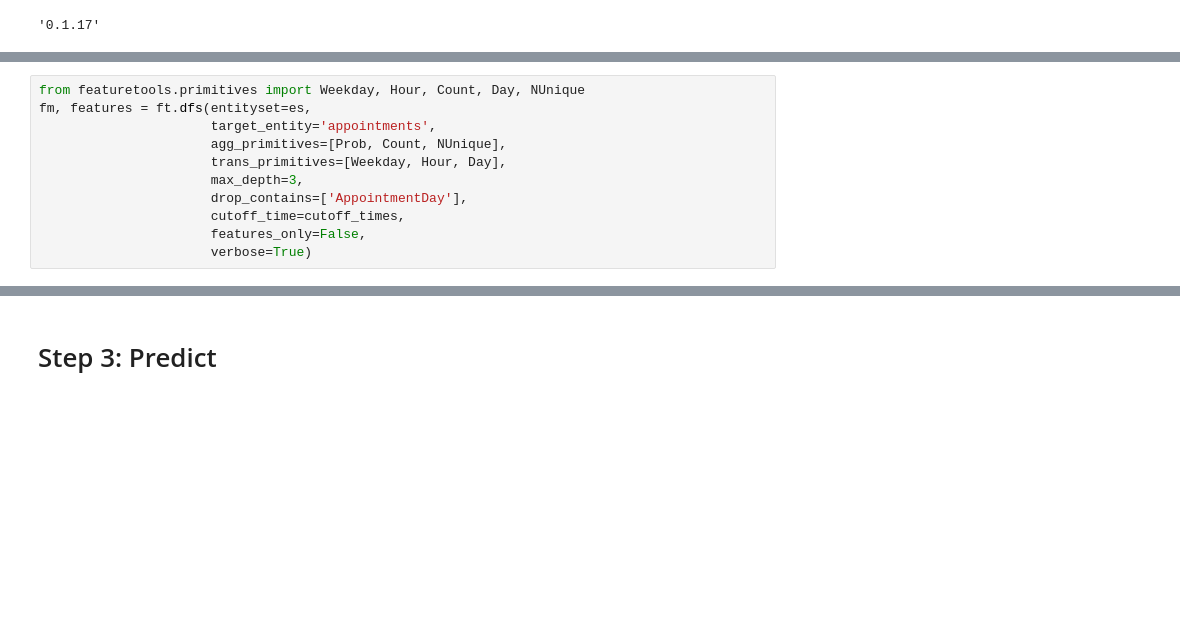
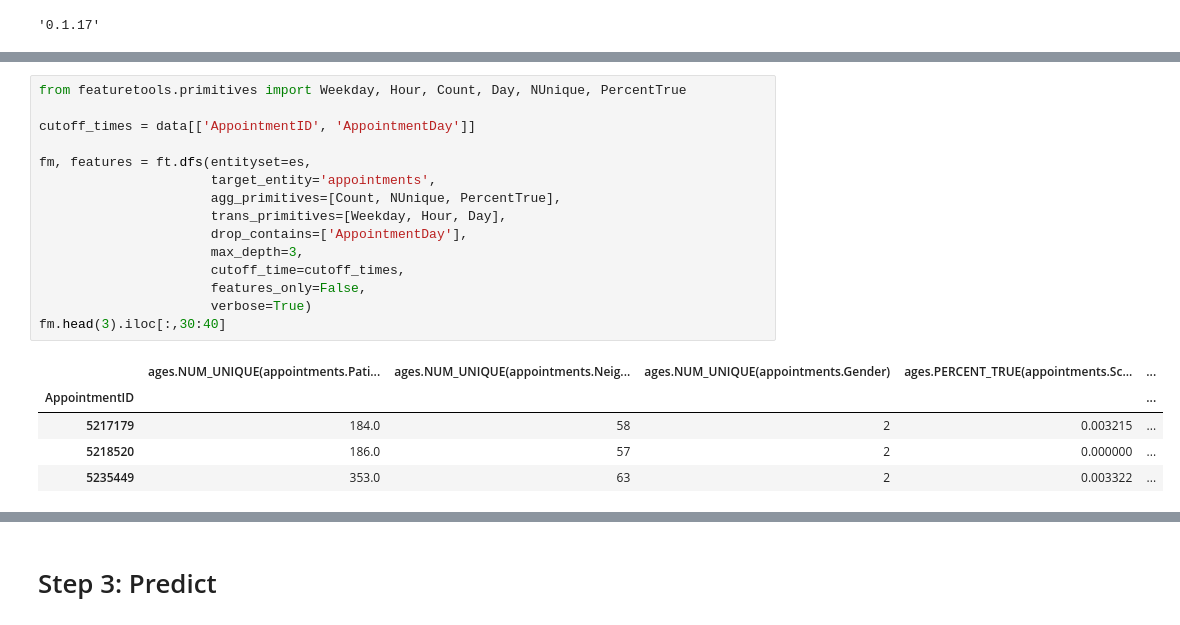
Before and after one commit to alteryx/predict-appointment-noshow, a Jupyter notebook: Appointment-Noshow-Demo.ipynb, the cells around one changed output, grey strips where cells are left out. Cells and saved outputs as stored; diff of their text form; blank space fills up the shorter version.

```diff
--- a/Appointment-Noshow-Demo.ipynb
+++ b/Appointment-Noshow-Demo.ipynb
@@ -112,11 +92,21 @@ Prob = make_agg_primitive(probability,
 # %%
-from featuretools.primitives import Weekday, Hour, Count, Day, NUnique
+from featuretools.primitives import Weekday, Hour, Count, Day, NUnique, PercentTrue
+
+cutoff_times = data[['AppointmentID', 'AppointmentDay']]
+
 fm, features = ft.dfs(entityset=es,
                       target_entity='appointments',
-                      agg_primitives=[Prob, Count, NUnique],
+                      agg_primitives=[Count, NUnique, PercentTrue],
                       trans_primitives=[Weekday, Hour, Day],
+                      drop_contains=['AppointmentDay'],
                       max_depth=3,
-                      drop_contains=['AppointmentDay'],
                       cutoff_time=cutoff_times,
                       features_only=False,
                       verbose=True)
+fm.head(3).iloc[:,30:40]
+# %% [output]
+|  | ages.NUM_UNIQUE(appointments.Pati... | ages.NUM_UNIQUE(appointments.Neig... | ages.NUM_UNIQUE(appointments.Gender) | ages.PERCENT_TRUE(appointments.Sc... | ... |
+| AppointmentID |  |  |  |  | ... |
+| 5217179 | 184.0 | 58 | 2 | 0.003215 | ... |
+| 5218520 | 186.0 | 57 | 2 | 0.000000 | ... |
+| 5235449 | 353.0 | 63 | 2 | 0.003322 | ... |
```
Also changed, not shown: parts of 27 cells of this notebook.
